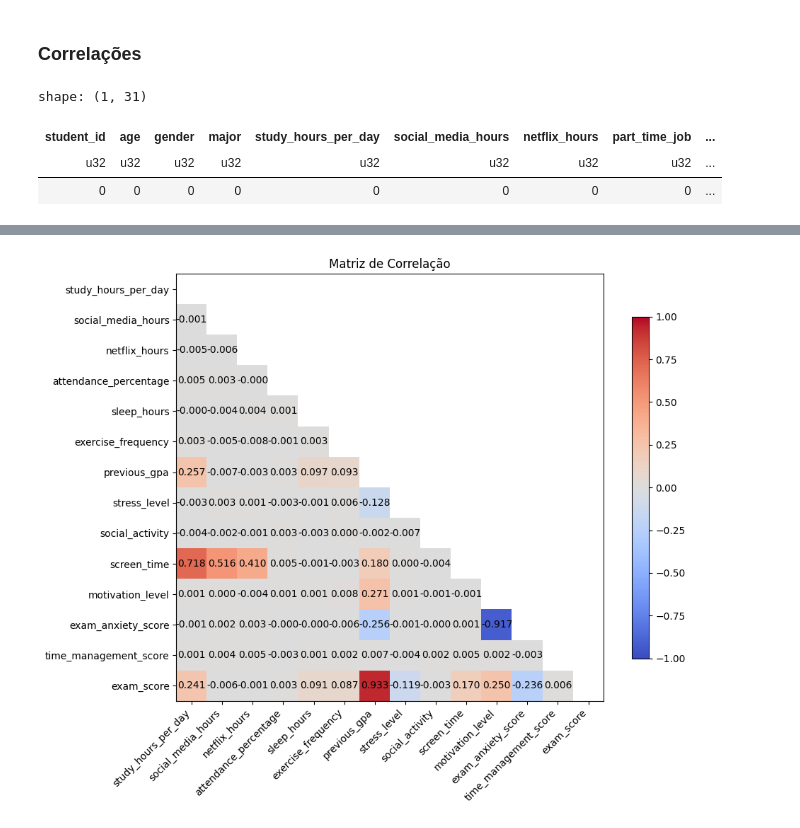
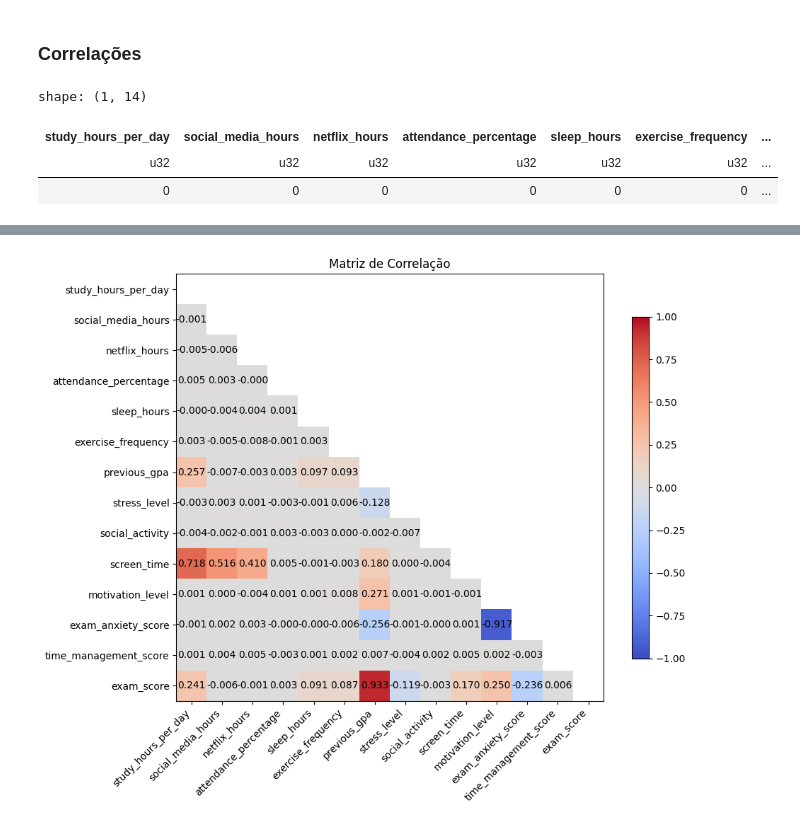
Before and after one commit to blaugi/statistics-class, a Jupyter notebook: TDE2/notebook.ipynb, the cells around one changed output, grey strips where cells are left out. Drawn from its saved outputs; the diff is of its cells as text; code cells hidden in the pictures.

```diff
--- a/TDE2/notebook.ipynb
+++ b/TDE2/notebook.ipynb
@@ -53,9 +53,9 @@ df_dropped = df_numeric.drop(['student_id', 'age','mental_health_rating','semest
 # %% [markdown]
 ### Correlações
 # %%
-df.null_count() #Não tem valores nulos
+df_dropped.null_count() #Não há valores nulos
 # %% [output]
-shape: (1, 31)
+shape: (1, 14)
-| student_id | age | gender | major | study_hours_per_day | social_media_hours | netflix_hours | part_time_job | ... |
-| u32 | u32 | u32 | u32 | u32 | u32 | u32 | u32 | ... |
-| 0 | 0 | 0 | 0 | 0 | 0 | 0 | 0 | ... |
+| study_hours_per_day | social_media_hours | netflix_hours | attendance_percentage | sleep_hours | exercise_frequency | ... |
+| u32 | u32 | u32 | u32 | u32 | u32 | ... |
+| 0 | 0 | 0 | 0 | 0 | 0 | ... |
```
Also changed, not shown: parts of 9 cells of this notebook, 4 other files.
